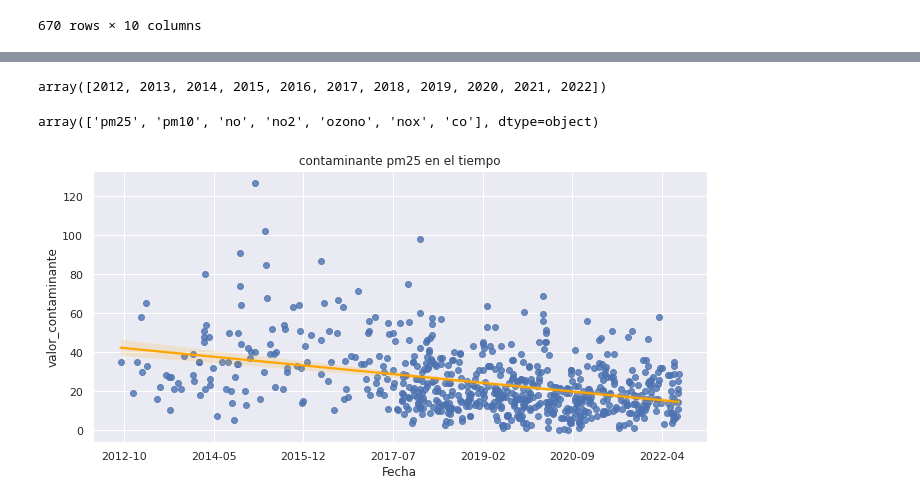
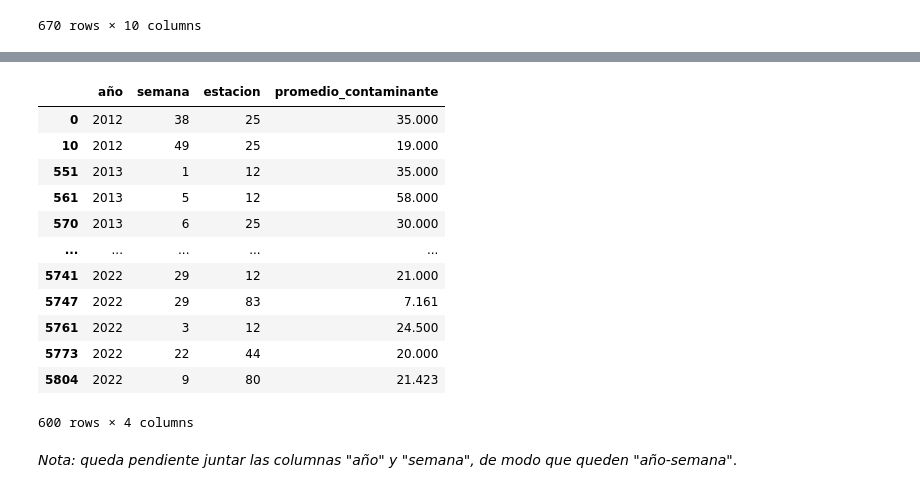
Before and after one commit to LeoUribC/CITRA_DataScience, a Jupyter notebook: Contaminantes/analisis_contaminantes.ipynb, the cells around one changed output, grey strips where cells are left out. Cells and saved outputs as stored; diff of their text form; code cells hidden in the pictures.

Commit message:
Average contaminant values dataframe added.

```diff
--- a/Contaminantes/analisis_contaminantes.ipynb
+++ b/Contaminantes/analisis_contaminantes.ipynb
@@ -373,19 +375,55 @@ muestraPM25
 # %%
-estaciones = muestraContaminantes["estacion"].unique()
-contaminantes = muestraContaminantes["contaminante"].unique()
-semanas = muestraContaminantes["semana"].unique()
-years = muestraContaminantes["año"].unique()
+estaciones = muestraPM25["estacion"].unique()
+contaminantes = muestraPM25["contaminante"].unique()
+semanas = muestraPM25["semana"].unique()
+years = muestraPM25["año"].unique()
-# %%
-for year in years:
-    for semana in semanas:
-        for estacion in estaciones:
-# %% [output]
-array([2012, 2013, 2014, 2015, 2016, 2017, 2018, 2019, 2020, 2021, 2022])
-# %%
-contaminantes
-# %% [output]
-array(['pm25', 'pm10', 'no', 'no2', 'ozono', 'nox', 'co'], dtype=object)
-# %%
-scatterFit("pm25", ordenAjuste=1)
-# %% [output]
-[figure, removed]
+# %%
+promedio_semana = [];  newYears = [];  newSemanas = [];  newEstaciones = []
+
+for year in years:
+    for semana in semanas:
+        for estacion in estaciones:
+            promedio_semana.append(
+                np.mean(
+                    muestraPM25[
+                        (muestraPM25["año"] == year) & \
+                        (muestraPM25["semana"] == semana) & \
+                        (muestraPM25["estacion"] == estacion)
+                    ]["valor_contaminante"]
+                )
+            )
+        newEstaciones += list(estaciones)
+        newSemanas += len(estaciones)*[semana]
+        newYears += len(estaciones)*[year]
+# %%
+from email.utils import parsedate_to_datetime
+
+
+prom_muestra_pm25 = {
+    "año":newYears,
+    "semana":newSemanas,
+    "estacion":newEstaciones,
+    "promedio_contaminante":promedio_semana
+}
+
+prom_muestra_pm25_df = pd.DataFrame(data=prom_muestra_pm25)
+
+prom_muestra_pm25_df = prom_muestra_pm25_df.dropna()
+
+prom_muestra_pm25_df
+# %% [output]
+|  | año | semana | estacion | promedio_contaminante |
+| 0 | 2012 | 38 | 25 | 35.000 |
+| 10 | 2012 | 49 | 25 | 19.000 |
+| 551 | 2013 | 1 | 12 | 35.000 |
+| 561 | 2013 | 5 | 12 | 58.000 |
+| 570 | 2013 | 6 | 25 | 30.000 |
+| ... | ... | ... | ... | ... |
+| 5741 | 2022 | 29 | 12 | 21.000 |
+| 5747 | 2022 | 29 | 83 | 7.161 |
+| 5761 | 2022 | 3 | 12 | 24.500 |
+| 5773 | 2022 | 22 | 44 | 20.000 |
+| 5804 | 2022 | 9 | 80 | 21.423 |
+600 rows × 4 columns
+# %% [markdown]
+*Nota: queda pendiente juntar las columnas "año" y "semana", de modo que queden "año-semana"*.
```
Also changed, not shown: parts of 1 cell of this notebook.
